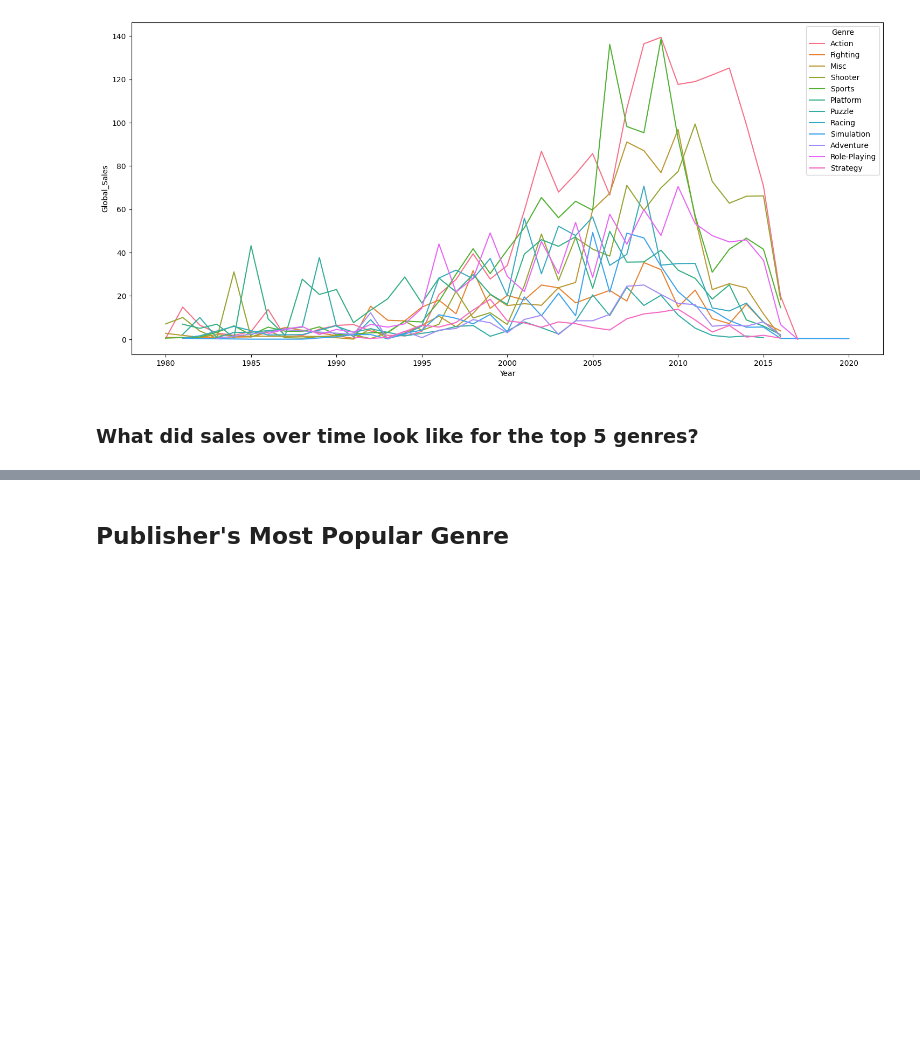
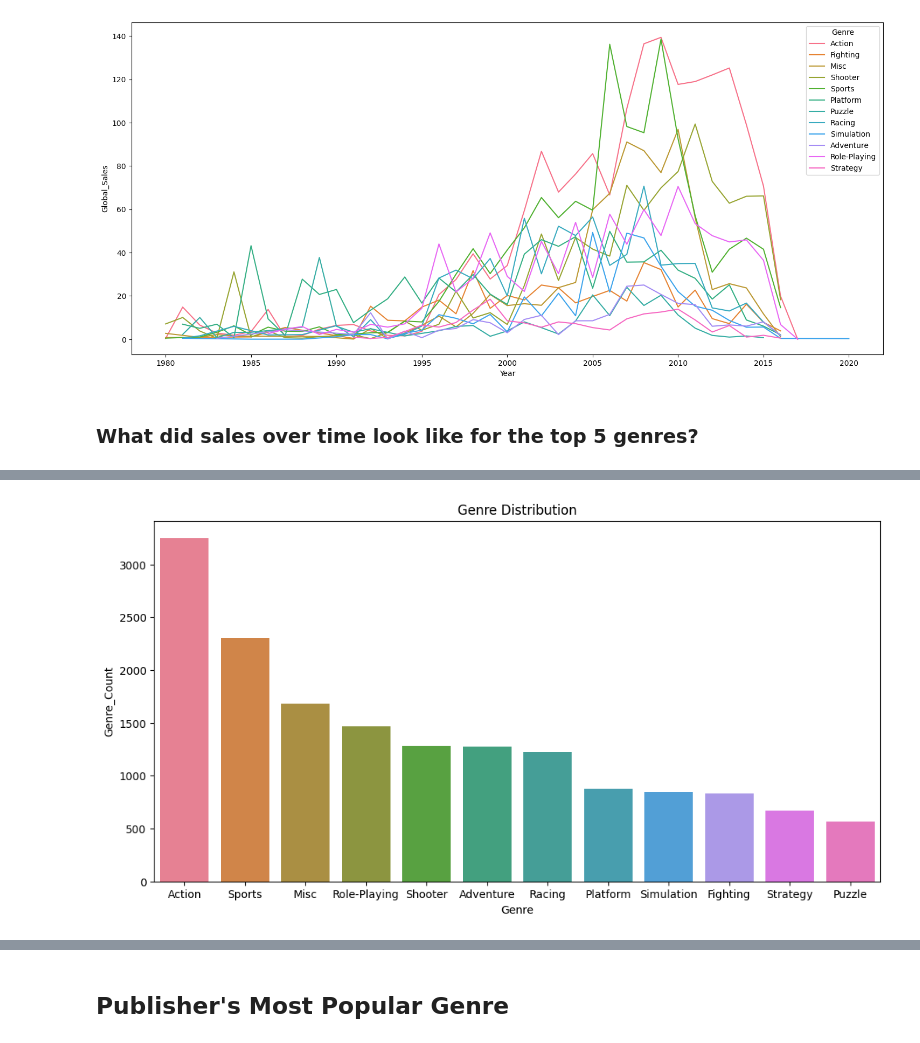
Before and after one commit to cafesmire/notebooks, a Jupyter notebook: video_game_sales/videogame_eda.ipynb, the cells around one changed output, grey strips where cells are left out. Cells and saved outputs as stored; diff of their text form; code cells hidden in the pictures; blank space fills up the shorter version.

```diff
--- a/video_game_sales/videogame_eda.ipynb
+++ b/video_game_sales/videogame_eda.ipynb
@@ -164,0 +178,3 @@ top5_genre_sales
+# %%
+genre_group_count = genre_group.count().reset_index(name='Genre_Count').sort_values('Genre_Count', ascending=False)
+genre_group_count
@@ -164,0 +195,7 @@ top5_genre_sales
+# %%
+fig, ax = plt.subplots(figsize=(12,6))
+sns.barplot(genre_group_count, x='Genre', y='Genre_Count', hue='Genre')
+plt.title('Genre Distribution')
+plt.show()
+# %% [output]
+[figure, added]
```
Also changed, not shown: parts of 9 cells of this notebook.
